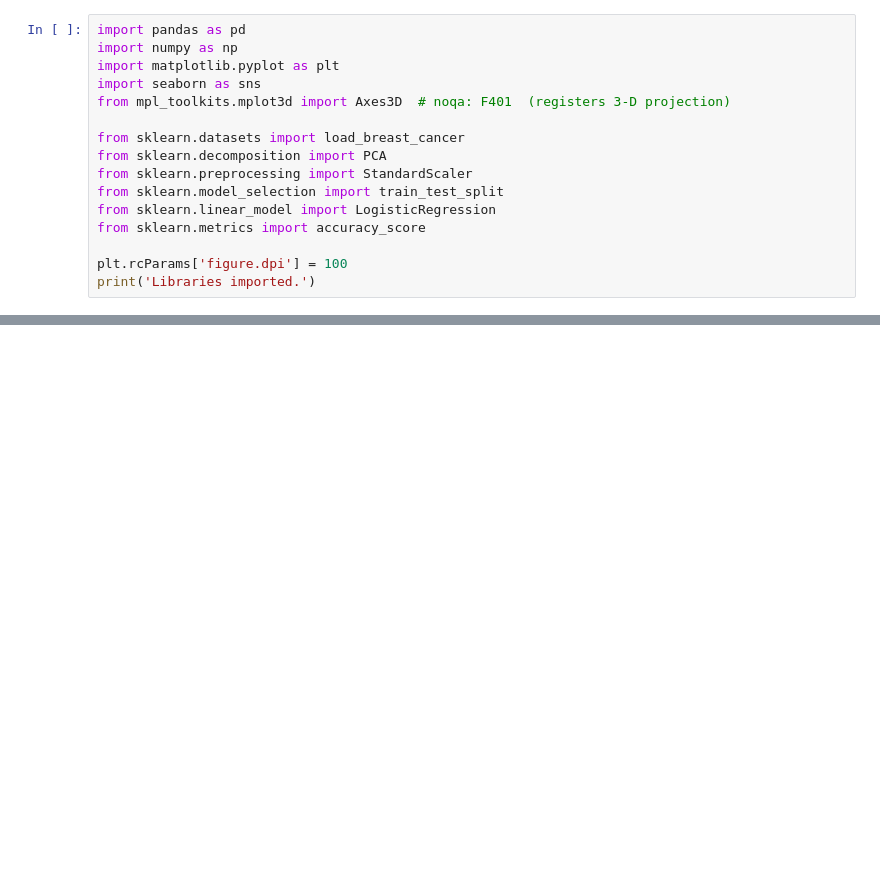
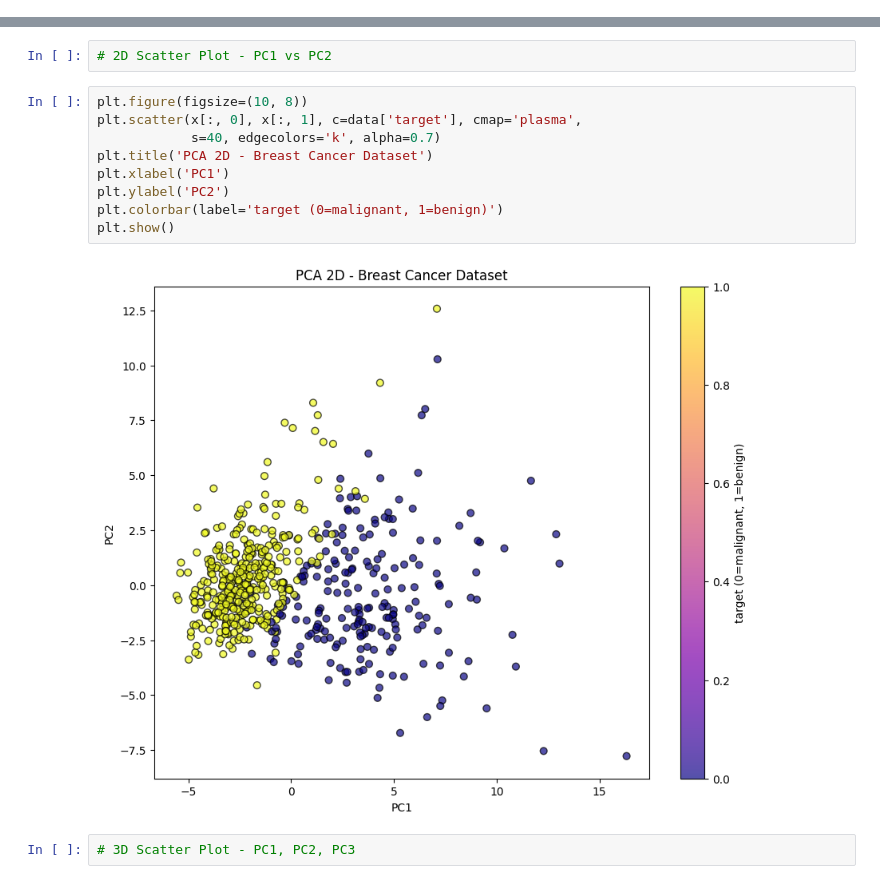
Before and after one commit to ShaikMuzzammil/ML-Lab-Activities, a Jupyter notebook: 07-PCA/07_PCA.ipynb, the cells around one changed output, grey strips where cells are left out. Drawn from its saved outputs; the diff is of its cells as text; blank space fills up the shorter version.

```diff
--- a/07-PCA/07_PCA.ipynb
+++ b/07-PCA/07_PCA.ipynb
@@ -96,16 +0,0 @@ Setup complete. Figures will be auto-saved to: /home/z/my-project/work/build/ML-
-# %%
-import pandas as pd
-import numpy as np
-import matplotlib.pyplot as plt
-import seaborn as sns
-from mpl_toolkits.mplot3d import Axes3D  # noqa: F401  (registers 3-D projection)
-
-from sklearn.datasets import load_breast_cancer
-from sklearn.decomposition import PCA
-from sklearn.preprocessing import StandardScaler
-from sklearn.model_selection import train_test_split
-from sklearn.linear_model import LogisticRegression
-from sklearn.metrics import accuracy_score
-
-plt.rcParams['figure.dpi'] = 100
-print('Libraries imported.')
@@ -406,0 +78,15 @@ plt.show()
+# %%
+# 2D Scatter Plot - PC1 vs PC2
+# %%
+plt.figure(figsize=(10, 8))
+plt.scatter(x[:, 0], x[:, 1], c=data['target'], cmap='plasma',
+            s=40, edgecolors='k', alpha=0.7)
+plt.title('PCA 2D - Breast Cancer Dataset')
+plt.xlabel('PC1')
+plt.ylabel('PC2')
+plt.colorbar(label='target (0=malignant, 1=benign)')
+plt.show()
+# %% [output]
+[figure, added]
+# %%
+# 3D Scatter Plot - PC1, PC2, PC3
```
Also changed, not shown: parts of 39 cells of this notebook, 6 other files.
